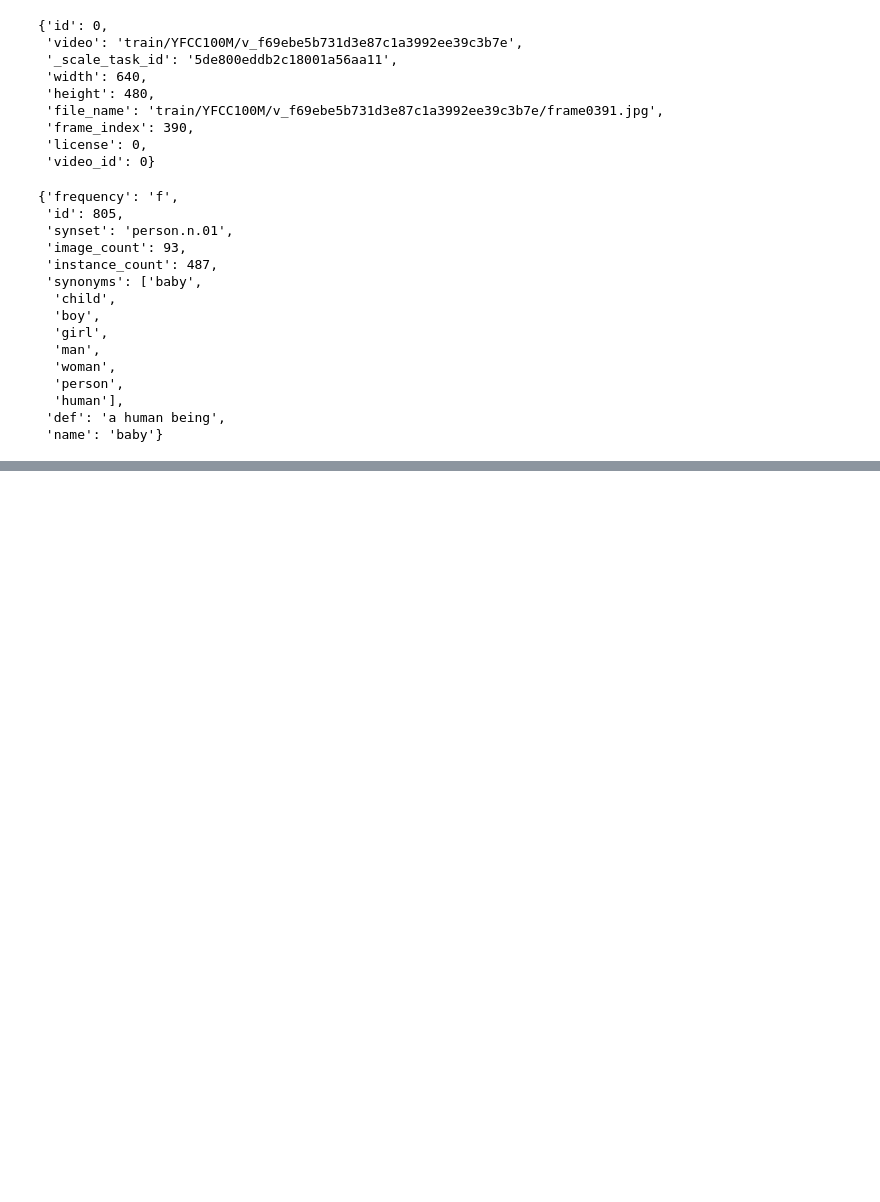
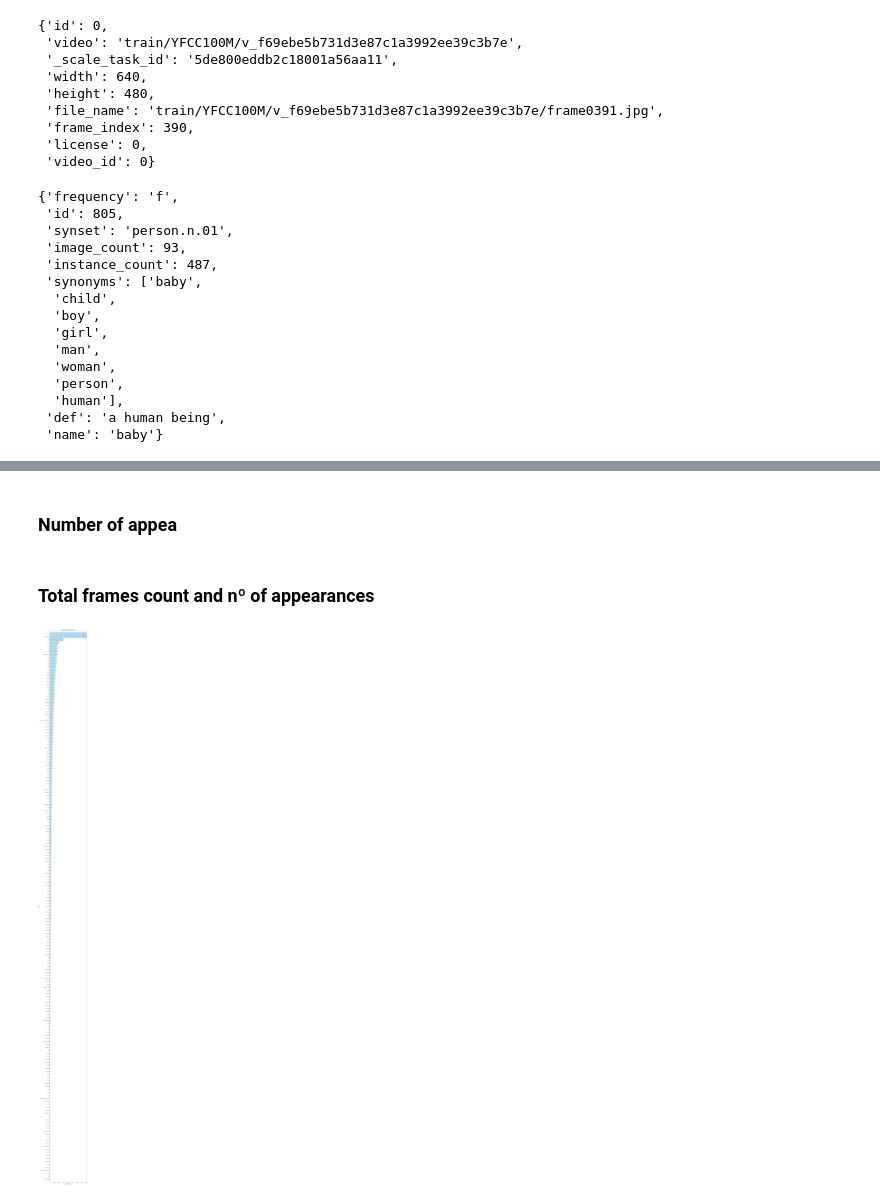
Before and after one commit to aitor-martinez-seras/OoD_in_Object_Detection, a Jupyter notebook: datasets_utils/tao/dataset_analysis.ipynb, the cells around one changed output, grey strips where cells are left out. Saved outputs shown, nothing was run; the diff lists cells and outputs as text; code cells hidden in the pictures; blank space fills up the shorter version.

```diff
--- a/datasets_utils/tao/dataset_analysis.ipynb
+++ b/datasets_utils/tao/dataset_analysis.ipynb
@@ -135,7 +137,7 @@ data['categories'][804]
  'name': 'baby'}
 # %%
 for i, d in enumerate(data["categories"]):
-    searched_class = 'bin'
-    if (d["name"] == searched_class) or (searched_class in d["synonyms"]):
+    searched_class = 'card'
+    if (d["name"] == searched_class) or (searched_class in d["synonyms"]) or (searched_class in d["synset"]):
         print(d["name"],'id:', d["id"], 'index:', i)
         print(d)
@@ -146,6 +165,6 @@ labels
 # %%
 init_i = 0
-for i in range(10):
+for i in range(20):
     i = init_i + i
     im = Image.open(tao_frames_root_path / data['images'][i]['file_name'])
     boxes = torch.tensor([a['bbox'] for a in data['annotations'] if a['image_id'] == data['images'][i]['id']])
@@ -153,5 +172,6 @@ for i in range(10):
     labels = [(a['category_id'], a['track_id']) for a in data['annotations'] if a['image_id'] == data['images'][i]['id']]
     labels = [data['categories'][n-1]['name'] + f' ID:{tr_id}' for n, tr_id in labels]
     im = draw_bounding_boxes(torch.tensor(np.array(im).transpose(2, 0, 1)), boxes, labels)
+    plt.figure(figsize=(10, 10))
     plt.imshow(im.permute(1, 2, 0))
     plt.show()
@@ -187,0 +180,7 @@ plt.imshow(img.permute(1, 2, 0))
+# %%
+tao_frames_root_path = Path('/home/tri110414/nfs_home/datasets/TAO/frames')
+
+split = 'train'
+
+with open(f'annotations/{split}.json') as f:
+    data = json.load(f)
@@ -187,0 +266,38 @@ plt.imshow(img.permute(1, 2, 0))
+# %% [markdown]
+### Number of appea
+# %% [markdown]
+### Total frames count and nº of appearances
+# %%
+total_frames_per_category = OrderedDict()
+for k,v in final_counts_dict.items():
+    if len(v) > 0:
+        total_frames_per_category[k[1]] = sum(v)
+
+# Order the dictionary by the number of frames
+total_frames_per_category = OrderedDict(sorted(total_frames_per_category.items(), key=lambda x: x[1], reverse=False))
+
+plt.subplots(figsize=(10, len(total_frames_per_category) * 0.6))  # Adjusting figure height based on number of categories
+bars = plt.barh(range(len(total_frames_per_category)), total_frames_per_category.values(),
+                color='skyblue', edgecolor='black', linewidth=1.2, alpha=0.7)
+
+x_lim = 2000
+plt.yticks(range(len(total_frames_per_category)), total_frames_per_category.keys())
+plt.xlim(0, x_lim)
+
+# Adjusting the vertical limits to reduce space at the top and bottom
+plt.ylim(-1, len(total_frames_per_category))
+
+for bar, value in zip(bars, total_frames_per_category.values()):
+    if bar.get_width() > x_lim:
+        plt.text(x_lim - 200, bar.get_y() + bar.get_height()/2, str(value), va='center')
+    else:
+        plt.text(bar.get_width() + 5, bar.get_y() + bar.get_height()/2, str(value), va='center')
+# Title and labels
+plt.title('Number of frames per category')
+plt.xlabel('Number of frames')
+plt.ylabel('Category')
+plt.tight_layout()
+plt.savefig('number_of_frames_per_category.pdf', bbox_inches='tight')
+plt.show()
+# %% [output]
+[figure, added]
```
Also changed, not shown: parts of 23 cells of this notebook, 1 other file.
